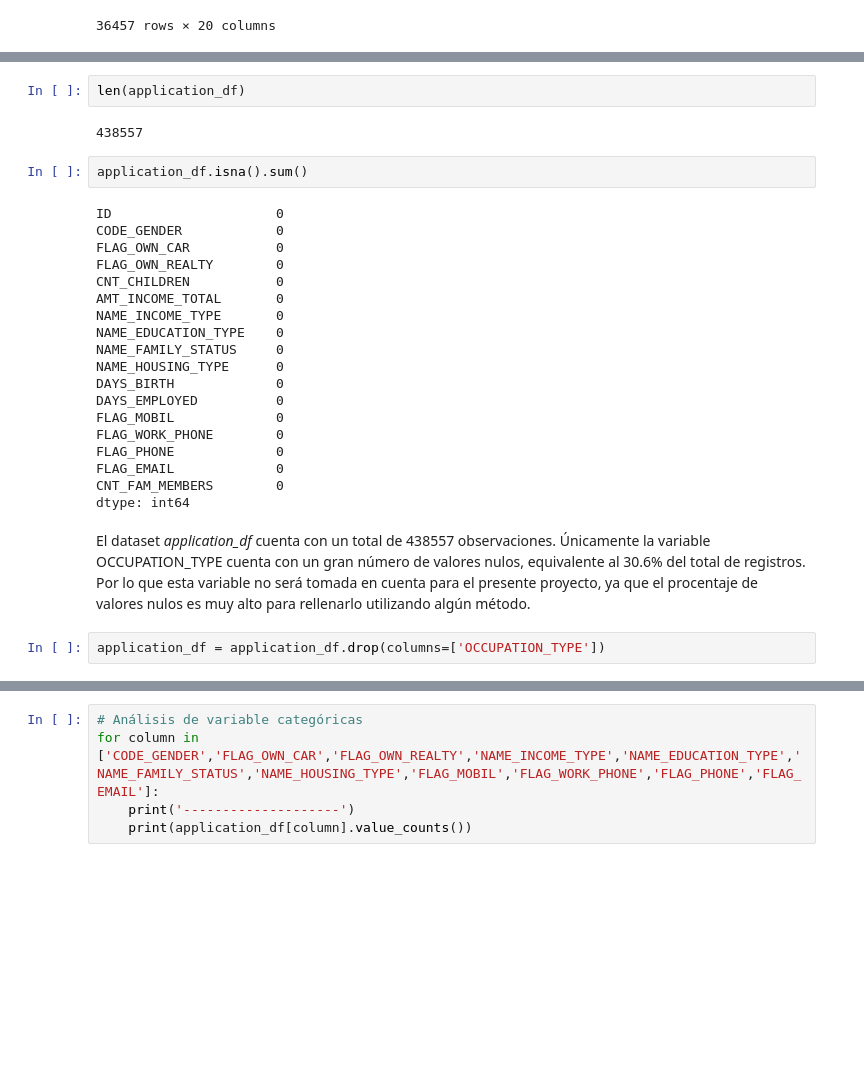
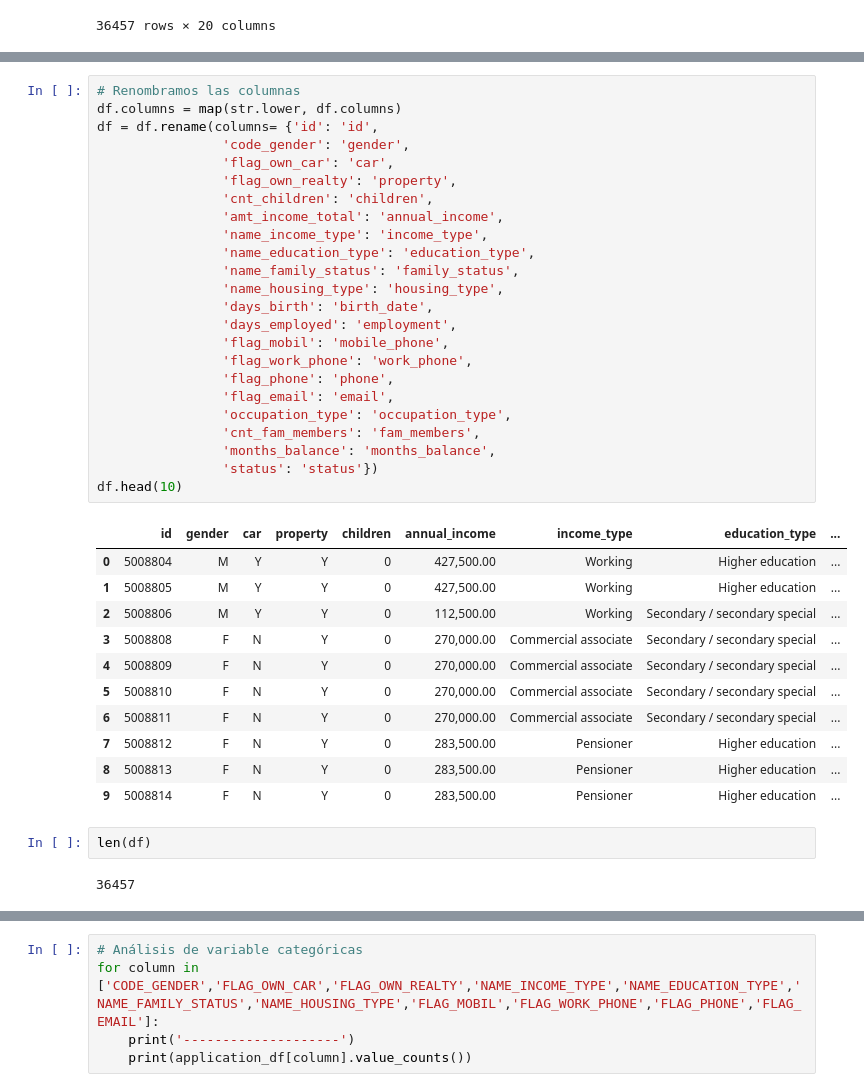
Before and after one commit to difercast/credit-card-risk-management, a Jupyter notebook: src/2-eda-featuring-eng.ipynb, the cells around one changed output, grey strips where cells are left out. Drawn from its saved outputs; the diff is of its cells as text; blank space fills up the shorter version.

```diff
--- a/src/2-eda-featuring-eng.ipynb
+++ b/src/2-eda-featuring-eng.ipynb
@@ -153,29 +137,40 @@ Name: ID, Length: 45985, dtype: int64
+# %%
+# Renombramos las columnas
+df.columns = map(str.lower, df.columns)
+df = df.rename(columns= {'id': 'id',
+                'code_gender': 'gender',
+                'flag_own_car': 'car',
+                'flag_own_realty': 'property',
+                'cnt_children': 'children',
+                'amt_income_total': 'annual_income',
+                'name_income_type': 'income_type',
+                'name_education_type': 'education_type',
+                'name_family_status': 'family_status',
+                'name_housing_type': 'housing_type',
+                'days_birth': 'birth_date',
+                'days_employed': 'employment',
+                'flag_mobil': 'mobile_phone',
+                'flag_work_phone': 'work_phone',
+                'flag_phone': 'phone',
+                'flag_email': 'email',
+                'occupation_type': 'occupation_type',
+                'cnt_fam_members': 'fam_members',
+                'months_balance': 'months_balance',
+                'status': 'status'})
+df.head(10)
+# %% [output]
+|  | id | gender | car | property | children | annual_income | income_type | education_type | ... |
+| 0 | 5008804 | M | Y | Y | 0 | 427,500.00 | Working | Higher education | ... |
+| 1 | 5008805 | M | Y | Y | 0 | 427,500.00 | Working | Higher education | ... |
+| 2 | 5008806 | M | Y | Y | 0 | 112,500.00 | Working | Secondary / secondary special | ... |
+| 3 | 5008808 | F | N | Y | 0 | 270,000.00 | Commercial associate | Secondary / secondary special | ... |
+| 4 | 5008809 | F | N | Y | 0 | 270,000.00 | Commercial associate | Secondary / secondary special | ... |
+| 5 | 5008810 | F | N | Y | 0 | 270,000.00 | Commercial associate | Secondary / secondary special | ... |
+| 6 | 5008811 | F | N | Y | 0 | 270,000.00 | Commercial associate | Secondary / secondary special | ... |
+| 7 | 5008812 | F | N | Y | 0 | 283,500.00 | Pensioner | Higher education | ... |
+| 8 | 5008813 | F | N | Y | 0 | 283,500.00 | Pensioner | Higher education | ... |
+| 9 | 5008814 | F | N | Y | 0 | 283,500.00 | Pensioner | Higher education | ... |
 # %%
-len(application_df)
+len(df)
 # %% [output]
-438557
+36457
-# %%
-application_df.isna().sum()
-# %% [output]
-ID                     0
-CODE_GENDER            0
-FLAG_OWN_CAR           0
-FLAG_OWN_REALTY        0
-CNT_CHILDREN           0
-AMT_INCOME_TOTAL       0
-NAME_INCOME_TYPE       0
-NAME_EDUCATION_TYPE    0
-NAME_FAMILY_STATUS     0
-NAME_HOUSING_TYPE      0
-DAYS_BIRTH             0
-DAYS_EMPLOYED          0
-FLAG_MOBIL             0
-FLAG_WORK_PHONE        0
-FLAG_PHONE             0
-FLAG_EMAIL             0
-CNT_FAM_MEMBERS        0
-dtype: int64
-# %% [markdown]
-El dataset *application_df* cuenta con un total de 438557 observaciones. Únicamente la variable OCCUPATION_TYPE cuenta con un gran número de valores nulos, equivalente al 30.6% del total de registros. Por lo que esta variable no será tomada en cuenta para el presente proyecto, ya que el procentaje de valores nulos es muy alto para rellenarlo utilizando algún método.
-# %%
-application_df = application_df.drop(columns=['OCCUPATION_TYPE'])
```
Also changed, not shown: parts of 10 cells of this notebook.
